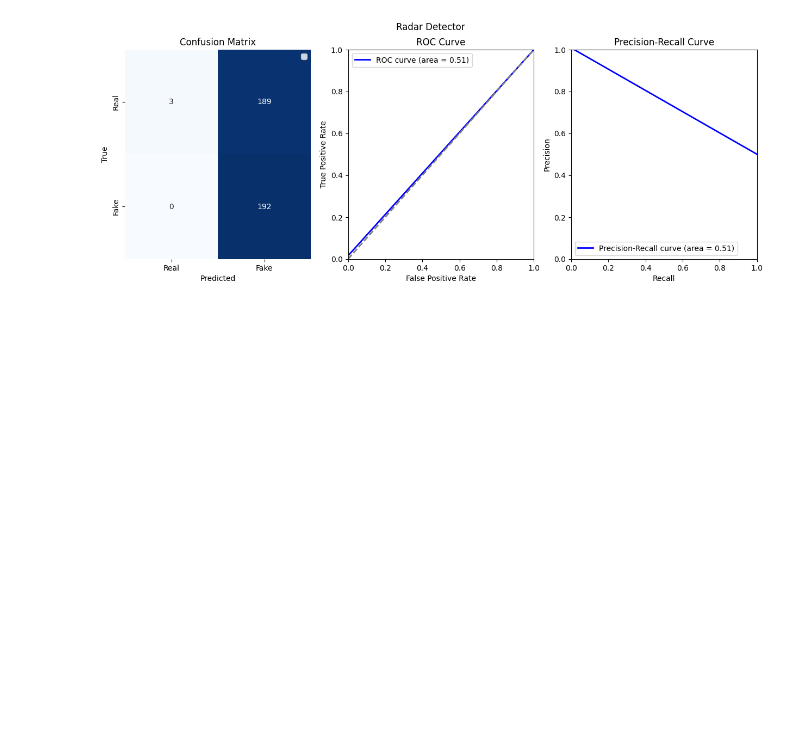
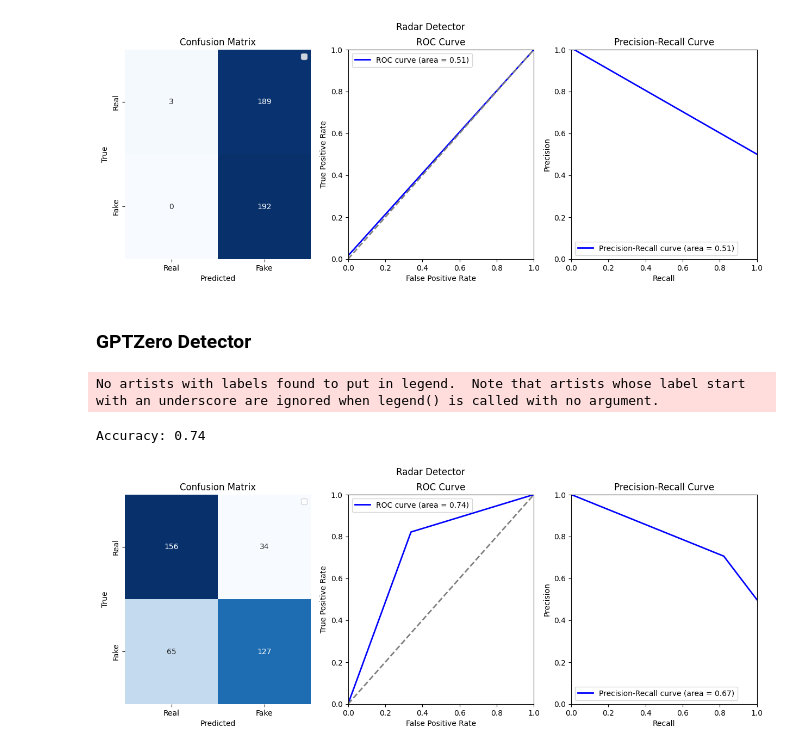
Before and after one commit to bobaebak/ai_text_detection, a Jupyter notebook: cookbooks/data-plot.ipynb, the cells around one changed output. Drawn from its saved outputs; the diff is of its cells as text; code cells hidden in the pictures; blank space fills up the shorter version.

Commit message:
add gptzero result

```diff
--- a/cookbooks/data-plot.ipynb
+++ b/cookbooks/data-plot.ipynb
@@ -410,3 +416,82 @@ print(f"Accuracy: {accuracy:.2f}")
 No artists with labels found to put in legend.  Note that artists whose label start with an underscore are ignored when legend() is called with no argument.
 Accuracy: 0.51
 [figure]
+# %% [markdown]
+### GPTZero Detector
+# %%
+# Load the datasets
+with open('../dataset/eval/h_gptzero_eval.json', "r") as f:
+    eval_gptzero = json.load(f)
+    for item in eval_gptzero:
+        item['rlabel'] = 'Real'
+
+with open('../dataset/eval/m_gptzero_eval.json', "r") as f:
+    eval_gptzero.extend(json.load(f))
+    for item in eval_gptzero:
+        if "rlabel" not in item:
+            item['rlabel'] = 'Fake'
+
+# Process the first dataset
+true_labels = [item['rlabel'] for item in eval_gptzero]
+predicted_labels = []
+for prob in eval_gptzero:
+    if prob['label'] == 1:
+        predicted_labels.append('Real')
+    else:
+        predicted_labels.append('Fake')
+
+# calculate Confusion Matrix
+conf_matrix = confusion_matrix(true_labels, predicted_labels, labels=['Real', 'Fake'])
+
+# calculate ROC Curve
+true_binary = [1 if label == 'Real' else 0 for label in true_labels]
+predicted_binary = [item['label'] for item in eval_gptzero]
+fpr, tpr, thresholds = roc_curve(true_binary, predicted_binary)
+roc_auc = auc(fpr, tpr)
+
+# calculate Precision-Recall Curve
+precision, recall, thresholds = precision_recall_curve(true_binary, predicted_binary)
+average_precision = average_precision_score(true_binary, predicted_binary)
+
+#### Plot both confusion matrices side by side
+helper = PlotHelper(
+    col=3, figsize=(15, 5), title="Radar Detector",
+    plots=[
+        PlotItem(
+            ptype="heatmap", xlabel='Predicted', ylabel='True', title='Confusion Matrix',
+            x=[conf_matrix],
+            args=[{"annot": True, "fmt":'d', "cbar":False, "cmap":'Blues', "xticklabels":['Real', 'Fake'], "yticklabels":['Real', 'Fake']}],
+        ),
+        PlotItem(
+            ptype="plot", xlabel="False Positive Rate", ylabel="True Positive Rate", title="ROC Curve",
+            xlim=(0.0, 1.0), ylim=(0.0, 1.0),
+            x=[fpr, [0,1]],
+            y=[tpr, [0,1]],
+            args=[{"color":"blue", "lw":2, "label":'ROC curve (area = %0.2f)' % roc_auc}, {"color": "grey", "lw":2, "linestyle": "--"}]
+        ),
+        PlotItem(
+            ptype="plot", xlabel="Recall", ylabel="Precision", title="Precision-Recall Curve",
+            xlim=(0.0, 1.0), ylim=(0.0, 1.0),
+            x=[recall, [1,1]],
+            y=[precision, [1,1]],
+            args=[{"color":"blue", "lw":2, "label":'Precision-Recall curve (area = %0.2f)' % average_precision}, {"color": "grey", "lw":2, "linestyle": "--"}]
+        ),
+    ]
+)
+
+draws(helper)
+
+# Sum the diagonal elements (true positives + true negatives)
+correct_predictions = np.trace(conf_matrix)
+
+# Sum all elements in the confusion matrix
+total_predictions = np.sum(conf_matrix)
+
+# Calculate accuracy
+accuracy = correct_predictions / total_predictions
+
+print(f"Accuracy: {accuracy:.2f}")
+# %% [output]
+No artists with labels found to put in legend.  Note that artists whose label start with an underscore are ignored when legend() is called with no argument.
+Accuracy: 0.74
+[figure, added]
```
Also changed, not shown: parts of 4 cells of this notebook, 1 other file.
